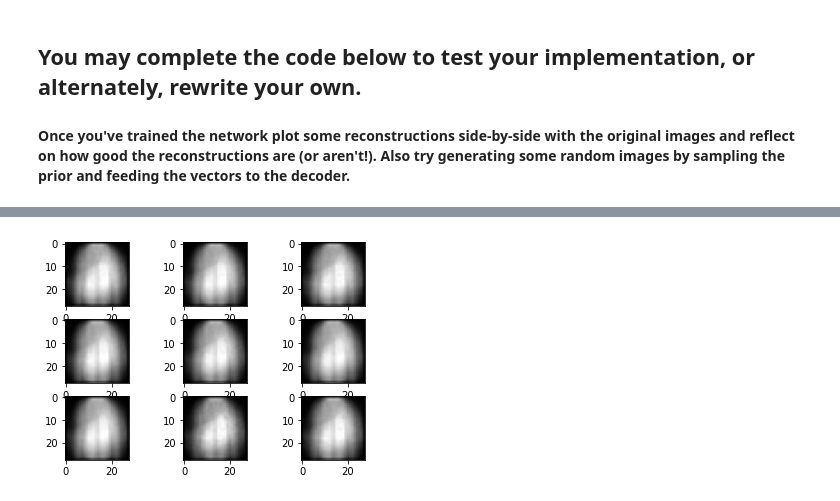
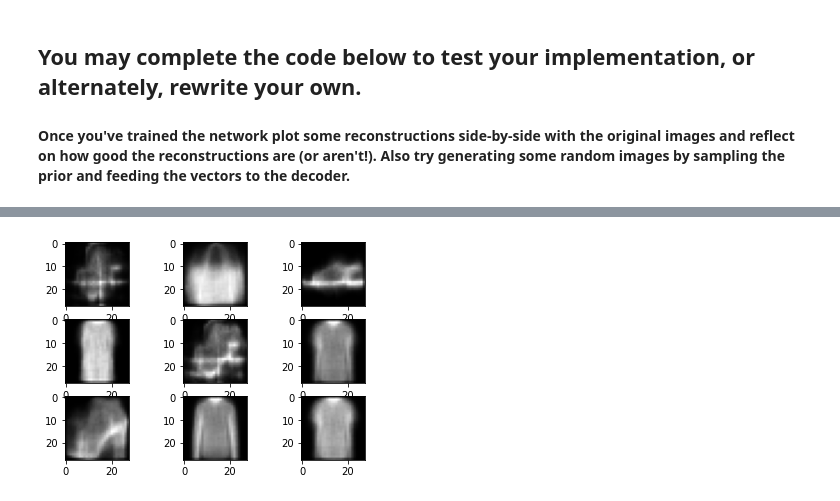
Before and after one commit to WHU-Peter/COMP6248-Deep-Learning, a Jupyter notebook: 8_3_VAE.ipynb, the cells around one changed output, grey strips where cells are left out. Cells and saved outputs as stored; diff of their text form; code cells hidden in the pictures.

```diff
--- a/8_3_VAE.ipynb
+++ b/8_3_VAE.ipynb
@@ -75,7 +93,6 @@ class Encoder(nn.Module):
 
     def forward(self, x):
         encoder = self.encoder(x)
-        encoder = F.relu(encoder)
         mu, logvar = self.mu(encoder), self.logvar(encoder)
         return mu, logvar
 
@@ -103,9 +120,10 @@ class Decoder(nn.Module):
 import matplotlib.gridspec as gridspec
 import os
 
+device = "cuda:0" if torch.cuda.is_available() else "cpu"
 # Sampling function (using the reparameterisation trick)
 def sample(mu, log_sigma2):
-    eps = torch.randn(mu.shape[0], mu.shape[1], device="cuda:0")
+    eps = torch.randn(mu.shape[0], mu.shape[1], device=device)
     return mu + torch.exp(log_sigma2 / 2) * eps
 
 
@@ -117,8 +135,8 @@ dec_hidden_units = 512
 nEpoch = 10
 
 # construct the encoder, decoder and optimiser
-enc = Encoder(image_dim, enc_hidden_units, embedding_dim).to("cuda:0")
-dec = Decoder(embedding_dim, dec_hidden_units, image_dim).to("cuda:0")
+enc = Encoder(image_dim, enc_hidden_units, embedding_dim).to(device)
+dec = Decoder(embedding_dim, dec_hidden_units, image_dim).to(device)
 optimizer = optim.Adam(chain(enc.parameters(), dec.parameters()), lr=1e-3)
 
 # training loop
@@ -128,7 +146,7 @@ for epoch in range(nEpoch):
 
     for i, data in enumerate(trainloader, 0):
         inputs, _ = data
-        inputs = inputs.to("cuda:0")
+        inputs = inputs.to(device)
         optimizer.zero_grad()
 
         mu, log_sigma2 = enc(inputs)
@@ -145,7 +163,7 @@ for epoch in range(nEpoch):
         # kl = D_KL(Q(z|X) || P(z|X)) - calculate in closed form
         # Compute the term kl which is then added to the total loss
         # YOUR CODE HERE
-        kl = - 0.5 * torch.sum(1 + log_sigma2 - mu.pow(2) - log_sigma2.exp())
+        kl = - 0.5 * torch.sum(1 + log_sigma2 - mu.pow(2) - log_sigma2.exp()) / inputs.shape[0]
 
         loss = recon + kl
         loss.backward()
@@ -154,3 +172,6 @@ for epoch in range(nEpoch):
         # keep track of the loss and update the stats
         losses.append(loss.item())
         trainloader.set_postfix(loss=np.mean(losses), epoch=epoch)
+
+log_sigma2 = log_sigma2.cpu().detach().numpy()
+mu = mu.cpu().detach().numpy()
@@ -157,16 +195,19 @@ for epoch in range(nEpoch):
 # %%
 ## Please display some of the generated images in the submitted Notebook
 # YOUR CODE HERE
 %matplotlib inline
 import matplotlib.pyplot as plt
 
+enc.eval()
+dec.eval()
+
 num = 9
-z = torch.randn(num, embedding_dim).to("cuda:0")
+z = torch.randn(num, embedding_dim).to(device)
 out = dec(z)
 
 for i in range(num):
       plt.subplot(int(str(33)+str(i+1)))
       plt.imshow(out[i].cpu().detach().numpy().reshape(28, 28), cmap=plt.get_cmap('gray'))
 plt.show()
 # %% [output]
-[figure, old version]
+[figure, new version]
```
Also changed, not shown: parts of 2 cells of this notebook.
